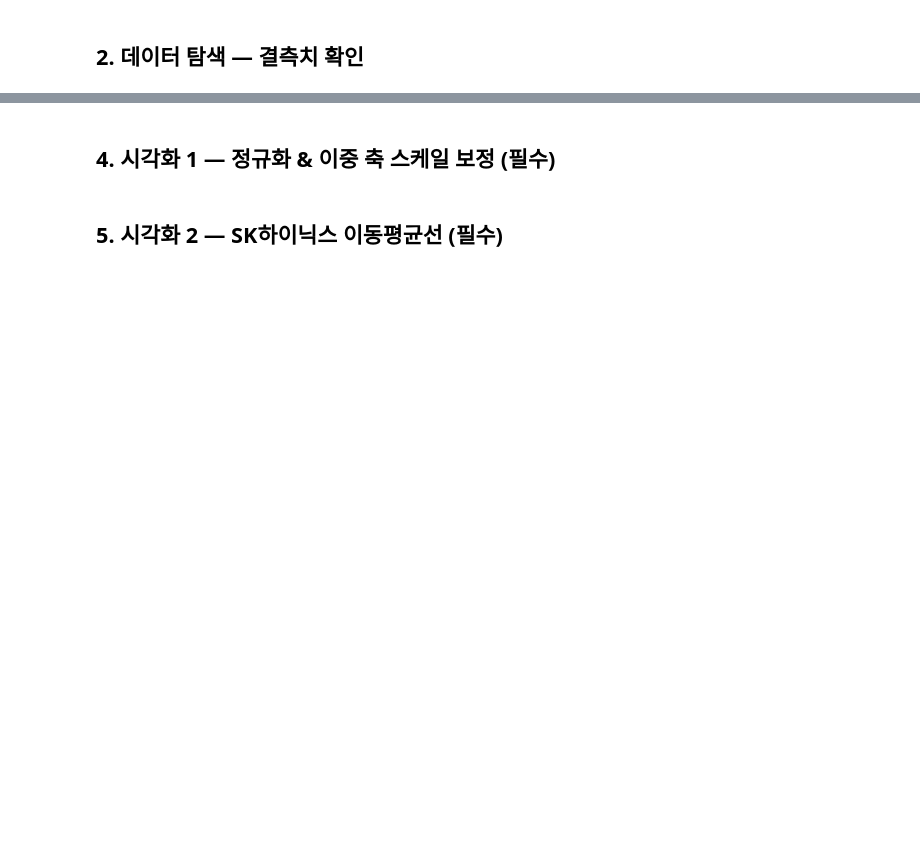
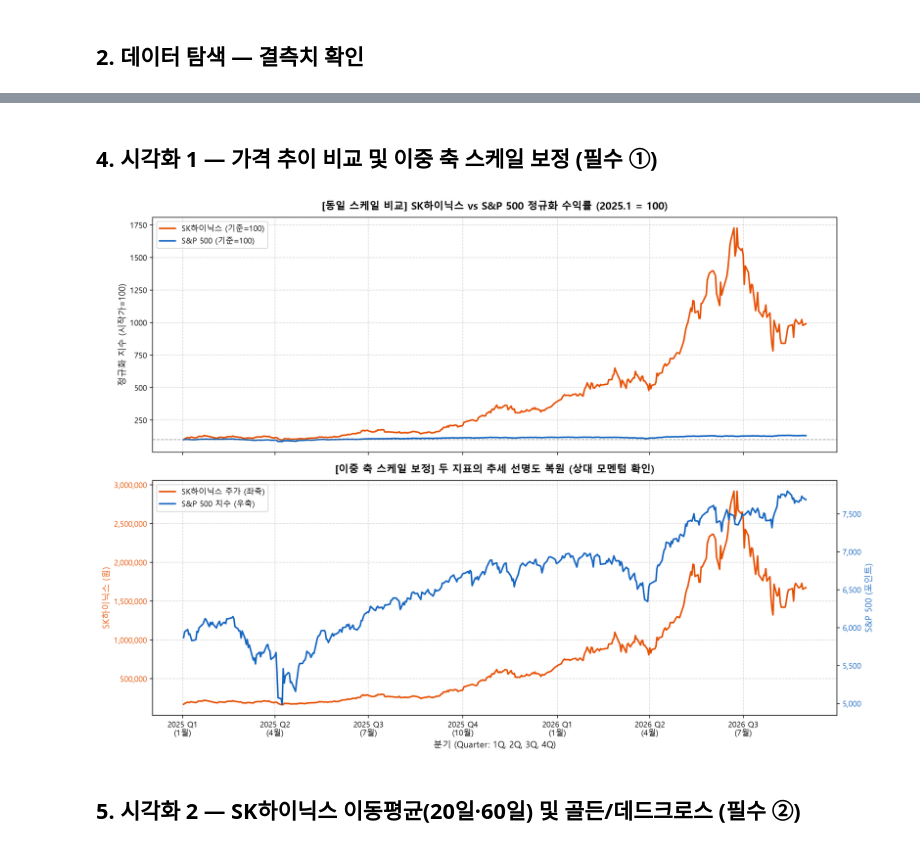
Before and after one commit to swmilk4u/N3_M1-1, a Jupyter notebook: analysis.ipynb, the cells around one changed output, grey strips where cells are left out. Cells and saved outputs as stored; diff of their text form; code cells hidden in the pictures; blank space fills up the shorter version.

```diff
--- a/analysis.ipynb
+++ b/analysis.ipynb
@@ -28,16 +30,10 @@ print("환경 설정 완료")
 # %%
-START, END = "2025-01-01", "2026-08-23"
-hyx = yf.download("000660.KS", start=START, end=END, auto_adjust=True, progress=False)
-sp  = yf.download("^GSPC",     start=START, end=END, auto_adjust=True, progress=False)
-
+# 2025-01-01부터 2026-08-31까지 데이터 로드
+hyx = pd.read_csv("data/skhynix_2025_2026.csv", index_col=0, parse_dates=True)
+sp  = pd.read_csv("data/sp500_2025_2026.csv",   index_col=0, parse_dates=True)
 if isinstance(hyx.columns, pd.MultiIndex): hyx.columns = hyx.columns.get_level_values(0)
 if isinstance(sp.columns,  pd.MultiIndex): sp.columns  = sp.columns.get_level_values(0)
-
 hyx_close = hyx["Close"].dropna()
 sp_close  = sp["Close"].dropna()
-
-hyx.to_csv("data/skhynix_2025_2026.csv")
-sp.to_csv("data/sp500_2025_2026.csv")
-
-print("SK하이닉스:", len(hyx_close), "거래일")
-print("S&P 500   :", len(sp_close),  "거래일")
+print(f"SK하이닉스: {hyx_close.index.min().date()} ~ {hyx_close.index.max().date()}, 총 {len(hyx_close)}거래일")
+print(f"S&P 500   : {sp_close.index.min().date()} ~ {sp_close.index.max().date()}, 총 {len(sp_close)}거래일")
@@ -71,44 +79,47 @@ print("파생 지표 계산 완료")
 # %% [markdown]
-## 4. 시각화 1 — 정규화 & 이중 축 스케일 보정 (필수)
+## 4. 시각화 1 — 가격 추이 비교 및 이중 축 스케일 보정 (필수 ①)
 # %%
-# 시각화 1: 정규화 & 이중 축 스케일 보정 (2단 구성)
+def format_quarter(x, pos=None):
+    dt = mdates.num2date(x)
+    q = (dt.month - 1) // 3 + 1
+    return f"{dt.year} Q{q}\n({dt.month}월)"
+
 fig, (ax1, ax2) = plt.subplots(2, 1, figsize=(14, 10), sharex=True)
 
-# [상단] 정규화 비교
+# 상단: 동일 100 기준
 ax1.plot(hyx_norm.index, hyx_norm.values, color=COLOR_HYX, linewidth=2.0, label="SK하이닉스 (기준=100)")
 ax1.plot(sp_norm.index,  sp_norm.values,  color=COLOR_SP,  linewidth=2.0, label="S&P 500 (기준=100)")
 ax1.axhline(100, color="#888888", linewidth=1.0, linestyle="--", alpha=0.7)
-ax1.set_title("[동일 스케일 비교] SK하이닉스 vs S&P 500 정규화 수익률 (2025.1 = 100)", fontsize=13, fontweight="bold", pad=10)
-ax1.set_ylabel("정규화 지수 (시작가=100)", fontsize=11)
+ax1.set_title("[동일 스케일 비교] SK하이닉스 vs S&P 500 정규화 수익률 (2025.1 = 100)", fontsize=13, fontweight="bold")
+ax1.set_ylabel("정규화 지수 (시작가=100)")
 ax1.grid(True, linestyle="--", alpha=0.5)
-ax1.legend(loc="upper left", fontsize=10)
+ax1.legend(loc="upper left")
 
-# [하단] 이중 축 상세 비교 (S&P 500 우상향 흐름 보정)
-ax2_twin = ax2.twinx()
-line1 = ax2.plot(hyx_close.index, hyx_close.values, color=COLOR_HYX, linewidth=2.0, label="SK하이닉스 주가 (좌축, 원)")
-line2 = ax2_twin.plot(sp_close.index, sp_close.values, color=COLOR_SP, linewidth=2.0, label="S&P 500 지수 (우축, pt)")
+# 하단: 이중 축 보정
+ax2_l = ax2
+ax2_r = ax2.twinx()
+l1 = ax2_l.plot(hyx_close.index, hyx_close.values, color=COLOR_HYX, linewidth=2.0, label="SK하이닉스 주가 (좌축)")
+l2 = ax2_r.plot(sp_close.index,  sp_close.values,  color=COLOR_SP,  linewidth=2.0, label="S&P 500 지수 (우축)")
+ax2_l.set_title("[이중 축 스케일 보정] 두 지표의 추세 선명도 복원", fontsize=13, fontweight="bold")
+ax2_l.set_ylabel("SK하이닉스 (원)", color=COLOR_HYX)
+ax2_r.set_ylabel("S&P 500 (포인트)", color=COLOR_SP)
+ax2_l.tick_params(axis="y", labelcolor=COLOR_HYX)
+ax2_r.tick_params(axis="y", labelcolor=COLOR_SP)
+ax2_l.yaxis.set_major_formatter(plt.FuncFormatter(lambda x, p: f"{int(x):,}"))
+ax2_r.yaxis.set_major_formatter(plt.FuncFormatter(lambda x, p: f"{int(x):,}"))
+ax2_l.grid(True, linestyle="--", alpha=0.5)
 
-ax2.set_title("[이중 축 스케일 보정] S&P 500의 우상향 흐름 및 세부 변동 상세 비교", fontsize=13, fontweight="bold", pad=10)
-ax2.set_xlabel("기간 (분기 단위: Q1~Q4)", fontsize=11)
-ax2.set_ylabel("SK하이닉스 (원)", fontsize=11, color=COLOR_HYX)
-ax2_twin.set_ylabel("S&P 500 (포인트)", fontsize=11, color=COLOR_SP)
-
-ax2.tick_params(axis="y", labelcolor=COLOR_HYX)
-ax2_twin.tick_params(axis="y", labelcolor=COLOR_SP)
-ax2.yaxis.set_major_formatter(plt.FuncFormatter(lambda x, _: f"{x:,.0f}"))
-ax2_twin.yaxis.set_major_formatter(plt.FuncFormatter(lambda x, _: f"{x:,.0f}"))
-
-lines = line1 + line2
-labels = [l.get_label() for l in lines]
-ax2.legend(lines, labels, loc="upper left", fontsize=10)
-ax2.grid(True, linestyle="--", alpha=0.5)
-
+lines = l1 + l2
+ax2_l.legend(lines, [l.get_label() for l in lines], loc="upper left")
 ax2.xaxis.set_major_locator(mdates.MonthLocator(bymonth=[1, 4, 7, 10]))
 ax2.xaxis.set_major_formatter(plt.FuncFormatter(format_quarter))
+ax2.set_xlabel("분기 (Quarter: 1Q, 2Q, 3Q, 4Q)")
 
 plt.tight_layout()
-plt.savefig("images/01_price_trend.png", dpi=180, bbox_inches="tight")
+plt.savefig("images/01_price_trend.png", dpi=200, bbox_inches="tight")
 plt.show()
+# %% [output]
+[figure, added]
 # %% [markdown]
-## 5. 시각화 2 — SK하이닉스 이동평균선 (필수)
+## 5. 시각화 2 — SK하이닉스 이동평균(20일·60일) 및 골든/데드크로스 (필수 ②)
 # %%
```
Also changed, not shown: parts of 16 cells of this notebook, 9 other files.
